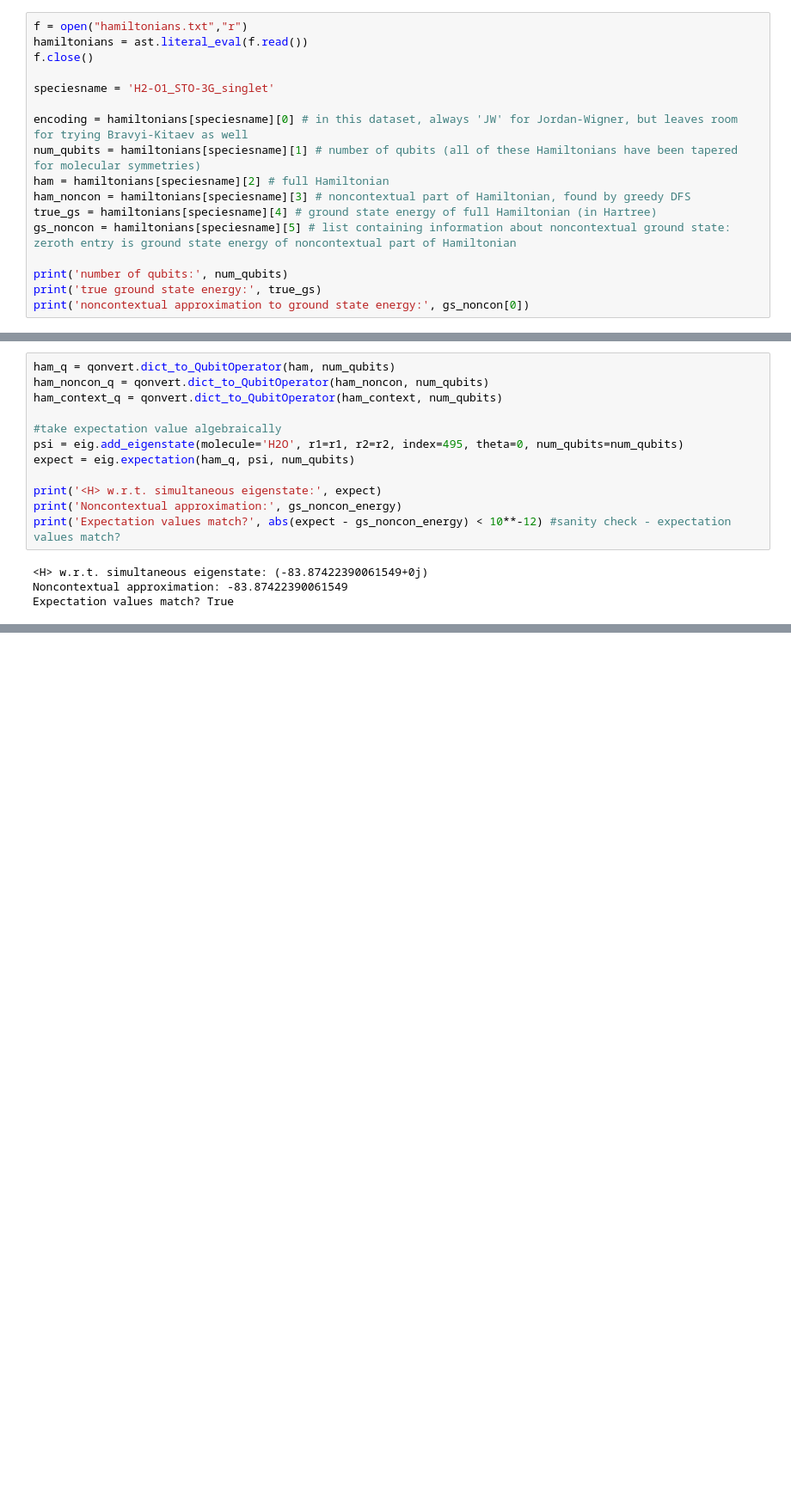
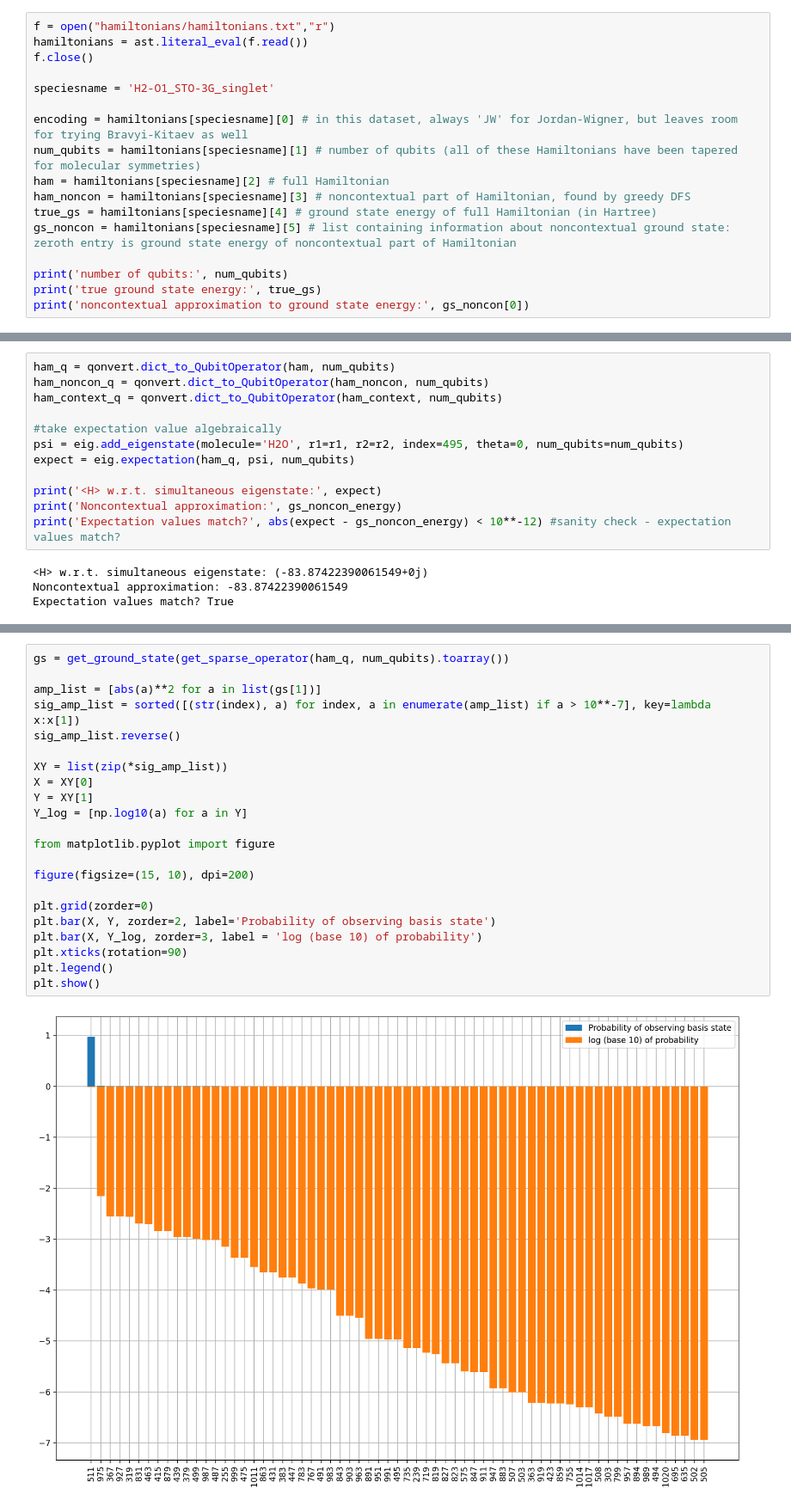
Before and after one commit to wmkirby1/CS-VQE, a Jupyter notebook: H2O Example.ipynb, the cells around one changed output, grey strips where cells are left out. Shown at 86% size. Drawn from its saved outputs; the diff is of its cells as text; blank space fills up the shorter version.

```diff
--- a/H2O Example.ipynb
+++ b/H2O Example.ipynb
@@ -10,5 +11,5 @@ from openfermion.linalg import LinearQubitOperator
 # %%
-f = open("hamiltonians.txt","r")
+f = open("hamiltonians/hamiltonians.txt","r")
 hamiltonians = ast.literal_eval(f.read())
 f.close()
 
@@ -83,3 +98,27 @@ Expectation values match? True
+# %%
+gs = get_ground_state(get_sparse_operator(ham_q, num_qubits).toarray())
+
+amp_list = [abs(a)**2 for a in list(gs[1])]
+sig_amp_list = sorted([(str(index), a) for index, a in enumerate(amp_list) if a > 10**-7], key=lambda x:x[1])
+sig_amp_list.reverse()
+
+XY = list(zip(*sig_amp_list))
+X = XY[0]
+Y = XY[1]
+Y_log = [np.log10(a) for a in Y]
+
+from matplotlib.pyplot import figure
+
+figure(figsize=(15, 10), dpi=200)
+
+plt.grid(zorder=0)
+plt.bar(X, Y, zorder=2, label='Probability of observing basis state')
+plt.bar(X, Y_log, zorder=3, label = 'log (base 10) of probability')
+plt.xticks(rotation=90)
+plt.legend()
+plt.show()
+# %% [output]
+[figure, added]
 # %%
 #take expectation value algebraically
 from matplotlib import pyplot as plt
```
Also changed, not shown: parts of 9 cells of this notebook, 2 other files.
